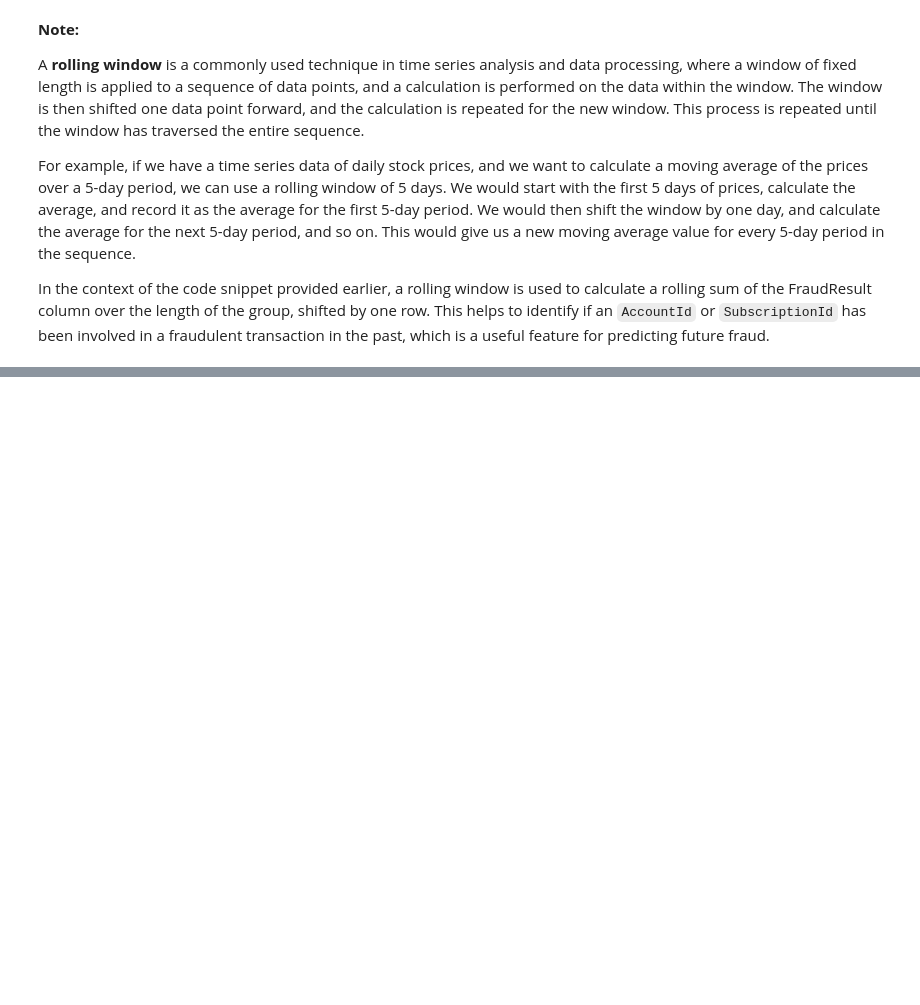
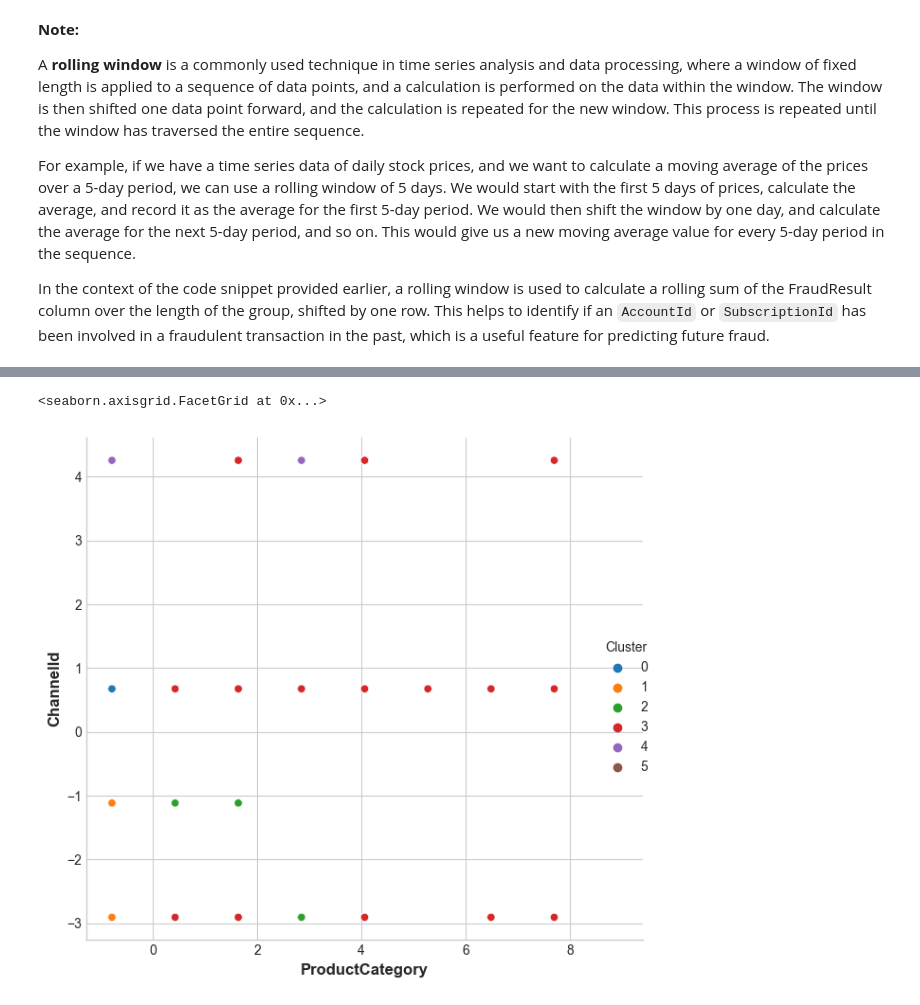
Before and after one commit to SarahLiettefti/AI5L_AILab_FraudDetection, a Jupyter notebook: featuring.ipynb, the cells around one changed output, grey strips where cells are left out. Drawn from its saved outputs; the diff is of its cells as text; code cells hidden in the pictures; blank space fills up the shorter version.

```diff
--- a/featuring.ipynb
+++ b/featuring.ipynb
@@ -325,0 +319,14 @@ Fitting Gradient Boosting
+# %%
+import seaborn as sns
+from sklearn.cluster import KMeans
+
+plt.style.use("seaborn-whitegrid")
+plt.rc("figure", autolayout=True)
+plt.rc(
+    "axes",
+    labelweight="bold",
+    labelsize="large",
+    titleweight="bold",
+    titlesize=14,
+    titlepad=10,
+)
@@ -325,0 +411,28 @@ Fitting Gradient Boosting
+# %%
+for col in df.columns.to_list():
+    df[col] = scaler.fit_transform(df[col].values.reshape(-1, 1))
+for col in X_valid.columns.to_list():
+    X_valid[col] = scaler.fit_transform(X_valid[col].values.reshape(-1, 1))
+# %%
+# df.columns
+mean_amount_features = ["AccountId", "SubscriptionId"]
+std_amount_features = ["ProductCategory", "ChannelId", "PricingStrategy", "ProviderId"]
+for feature in mean_amount_features:
+    # Compute the mean and standard deviation of transactions for each feature
+    df[f"{feature}_mean_amount"] = df.groupby(feature)["Value"].transform("mean")
+for feature in std_amount_features:
+    df[f"{feature}_std_amount"] = df.groupby(feature)["Value"].transform("std")
+# %%
+kmeans = KMeans(n_clusters=6)
+df["Cluster"] = kmeans.fit_predict(df)
+# X_test["Cluster"] = kmeans.fit_predict(X_test)
+
+df["Cluster"] = df["Cluster"].astype("category")
+# X_test["Cluster"] = X_test["Cluster"].astype("category")
+# %%
+sns.relplot(
+    x="ProductCategory", y="ChannelId", hue="Cluster", data=df, height=6,
+)
+# %% [output]
+<seaborn.axisgrid.FacetGrid at 0x...>
+[figure, added]
```
Also changed, not shown: parts of 17 cells of this notebook.
